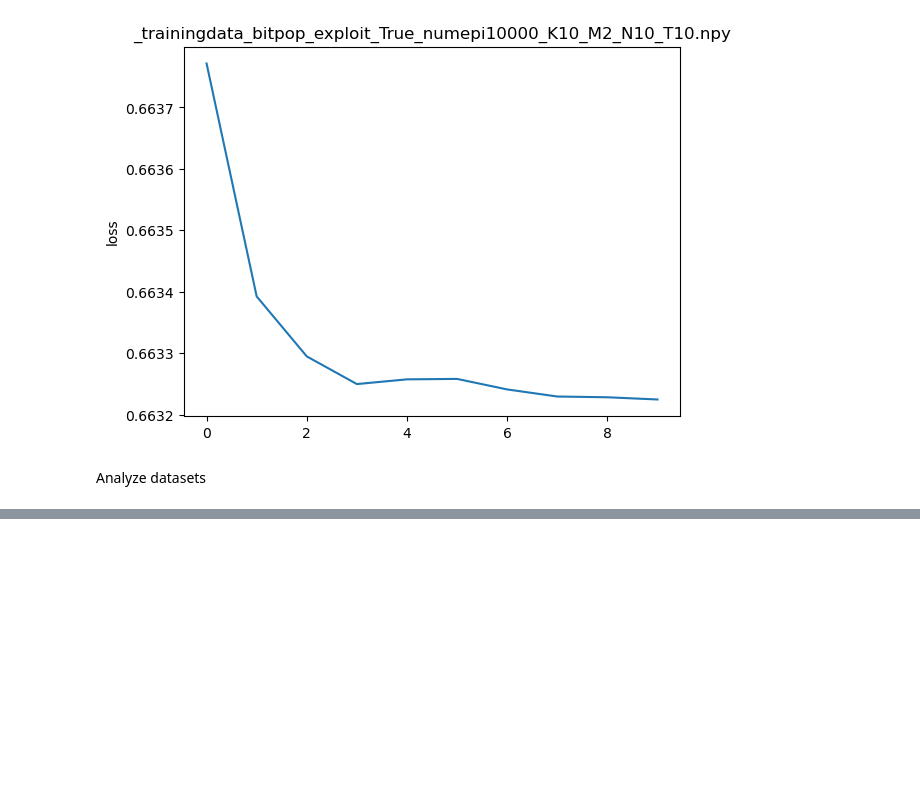
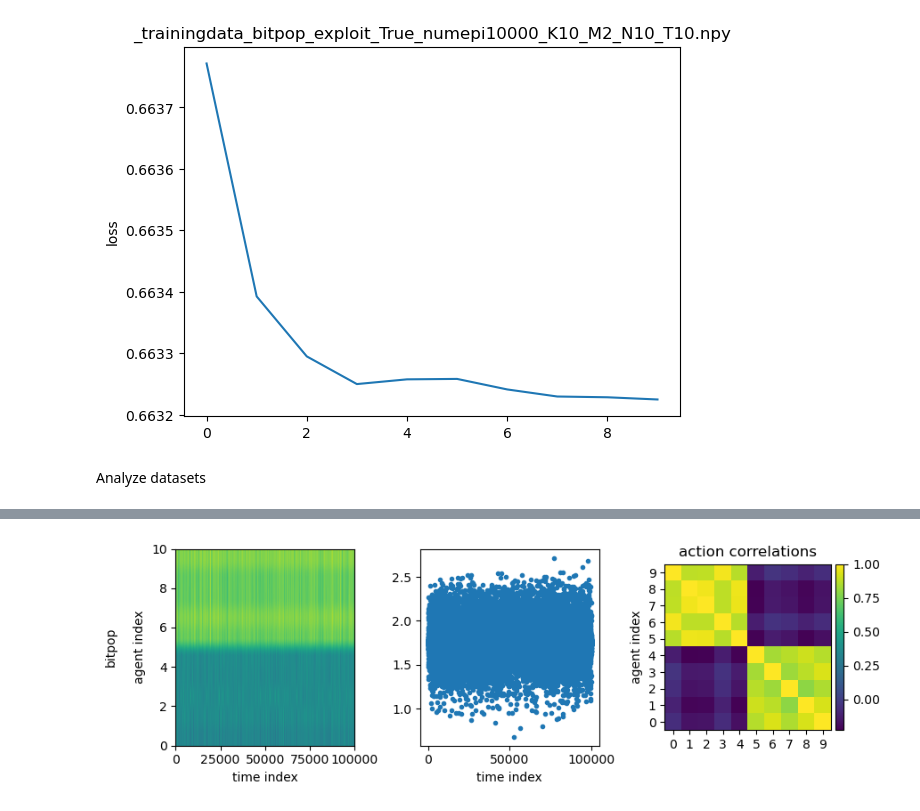
Before and after one commit to amimem/ToMM, a Jupyter notebook: trained_networks_analysis.ipynb, the cells around one changed output, grey strips where cells are left out. Saved outputs shown, nothing was run; the diff lists cells and outputs as text; code cells hidden in the pictures; blank space fills up the shorter version.

```diff
--- a/trained_networks_analysis.ipynb
+++ b/trained_networks_analysis.ipynb
@@ -91,0 +95,6 @@ fig.tight_layout()
+# %%
+from utils import compare_plot
+fig=compare_plot([outdir+data_filename])
+fig.savefig(f'{data_filename[:-4]}_summary_fig.pdf', transparent=True, bbox_inches="tight", dpi=300)
+# %% [output]
+[figure, added]
```
Also changed, not shown: parts of 3 cells of this notebook, 2 other files.
